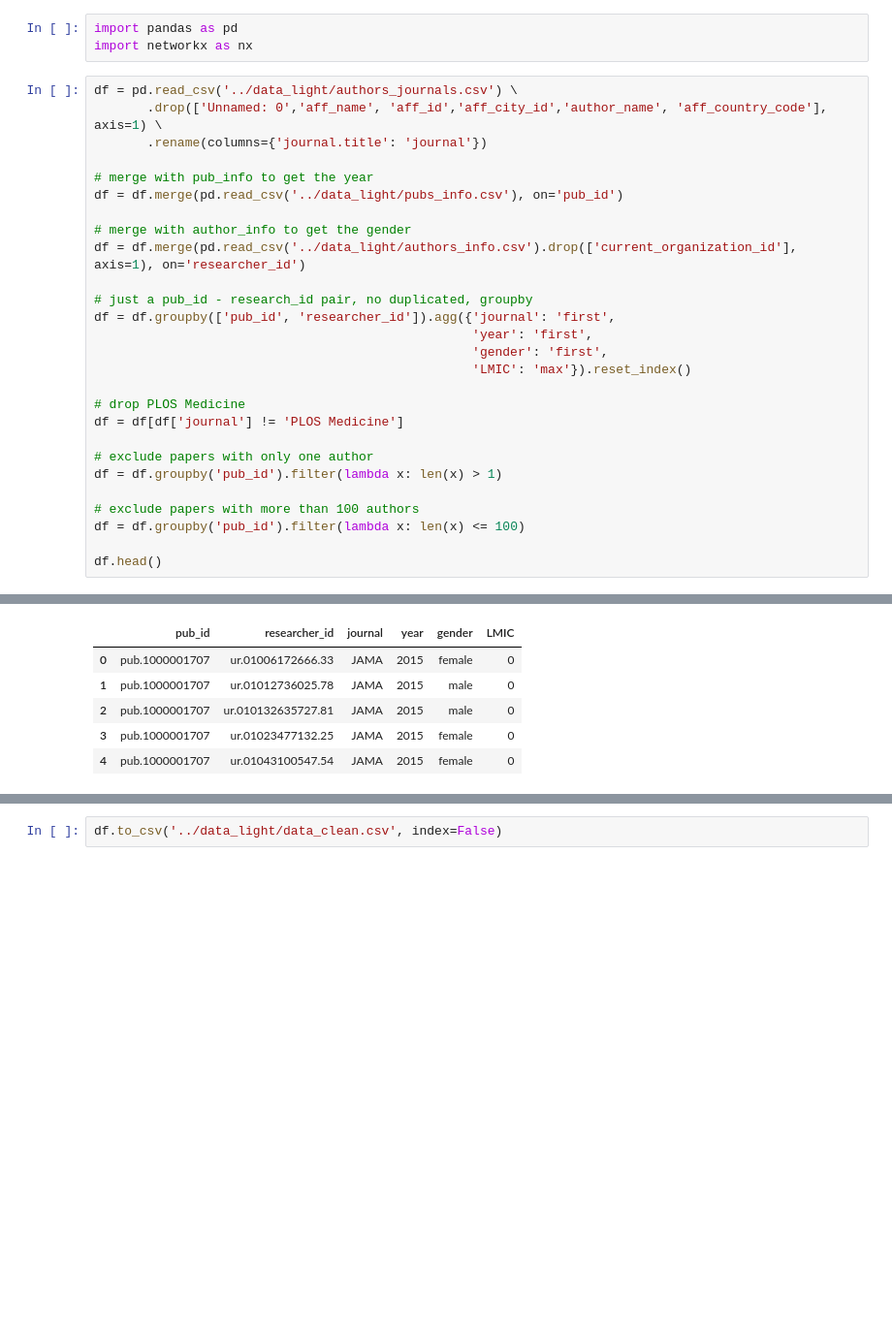
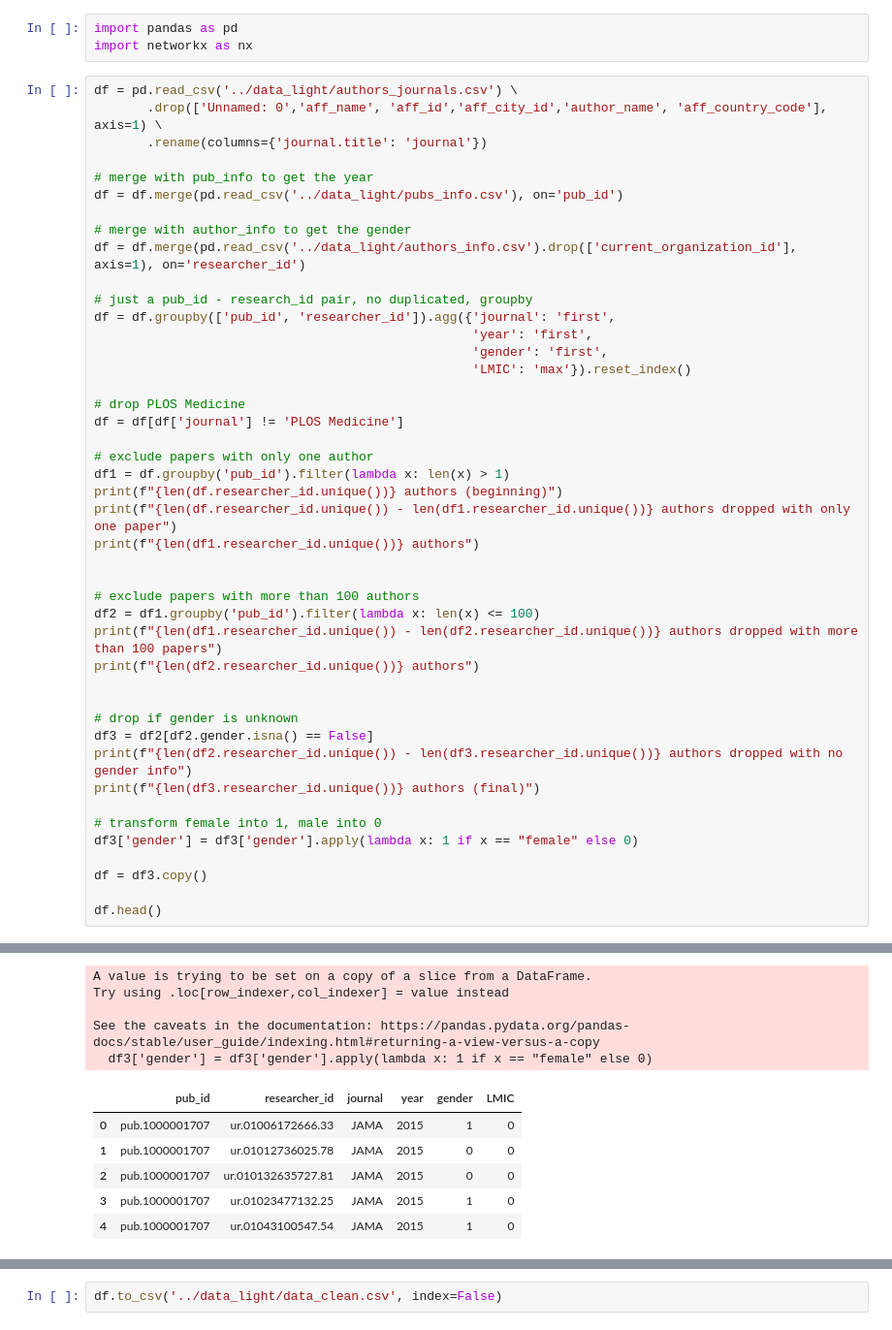
Before and after one commit to joamats/mit-knowledge-oligarchies, a Jupyter notebook: oligarchies/1_data_clean.ipynb, the cells around one changed output, grey strips where cells are left out. Shown: that part at 97% size. Saved outputs shown, nothing was run; the diff lists cells and outputs as text; blank space fills up the shorter version.

```diff
--- a/oligarchies/1_data_clean.ipynb
+++ b/oligarchies/1_data_clean.ipynb
@@ -22,10 +22,27 @@ df = df.groupby(['pub_id', 'researcher_id']).agg({'journal': 'first',
 df = df[df['journal'] != 'PLOS Medicine']
 
 # exclude papers with only one author
-df = df.groupby('pub_id').filter(lambda x: len(x) > 1)
+df1 = df.groupby('pub_id').filter(lambda x: len(x) > 1)
+print(f"{len(df.researcher_id.unique())} authors (beginning)")
+print(f"{len(df.researcher_id.unique()) - len(df1.researcher_id.unique())} authors dropped with only one paper")
+print(f"{len(df1.researcher_id.unique())} authors")
+
 
 # exclude papers with more than 100 authors
-df = df.groupby('pub_id').filter(lambda x: len(x) <= 100)
+df2 = df1.groupby('pub_id').filter(lambda x: len(x) <= 100)
+print(f"{len(df1.researcher_id.unique()) - len(df2.researcher_id.unique())} authors dropped with more than 100 papers")
+print(f"{len(df2.researcher_id.unique())} authors")
+
+
+# drop if gender is unknown
+df3 = df2[df2.gender.isna() == False]
+print(f"{len(df2.researcher_id.unique()) - len(df3.researcher_id.unique())} authors dropped with no gender info")
+print(f"{len(df3.researcher_id.unique())} authors (final)")
+
+# transform female into 1, male into 0
+df3['gender'] = df3['gender'].apply(lambda x: 1 if x == "female" else 0)
+
+df = df3.copy()
 
 df.head()
 # %% [output]
@@ -32,6 +56,11 @@ df.head()
+A value is trying to be set on a copy of a slice from a DataFrame.
+Try using .loc[row_indexer,col_indexer] = value instead
+
+See the caveats in the documentation: https://pandas.pydata.org/pandas-docs/stable/user_guide/indexing.html#returning-a-view-versus-a-copy
+  df3['gender'] = df3['gender'].apply(lambda x: 1 if x == "female" else 0)
 |  | pub_id | researcher_id | journal | year | gender | LMIC |
-| 0 | pub.1000001707 | ur.01006172666.33 | JAMA | 2015 | female | 0 |
-| 1 | pub.1000001707 | ur.01012736025.78 | JAMA | 2015 | male | 0 |
-| 2 | pub.1000001707 | ur.010132635727.81 | JAMA | 2015 | male | 0 |
-| 3 | pub.1000001707 | ur.01023477132.25 | JAMA | 2015 | female | 0 |
-| 4 | pub.1000001707 | ur.01043100547.54 | JAMA | 2015 | female | 0 |
+| 0 | pub.1000001707 | ur.01006172666.33 | JAMA | 2015 | 1 | 0 |
+| 1 | pub.1000001707 | ur.01012736025.78 | JAMA | 2015 | 0 | 0 |
+| 2 | pub.1000001707 | ur.010132635727.81 | JAMA | 2015 | 0 | 0 |
+| 3 | pub.1000001707 | ur.01023477132.25 | JAMA | 2015 | 1 | 0 |
+| 4 | pub.1000001707 | ur.01043100547.54 | JAMA | 2015 | 1 | 0 |
```
Also changed, not shown: parts of 11 cells of this notebook, 10 other files.
